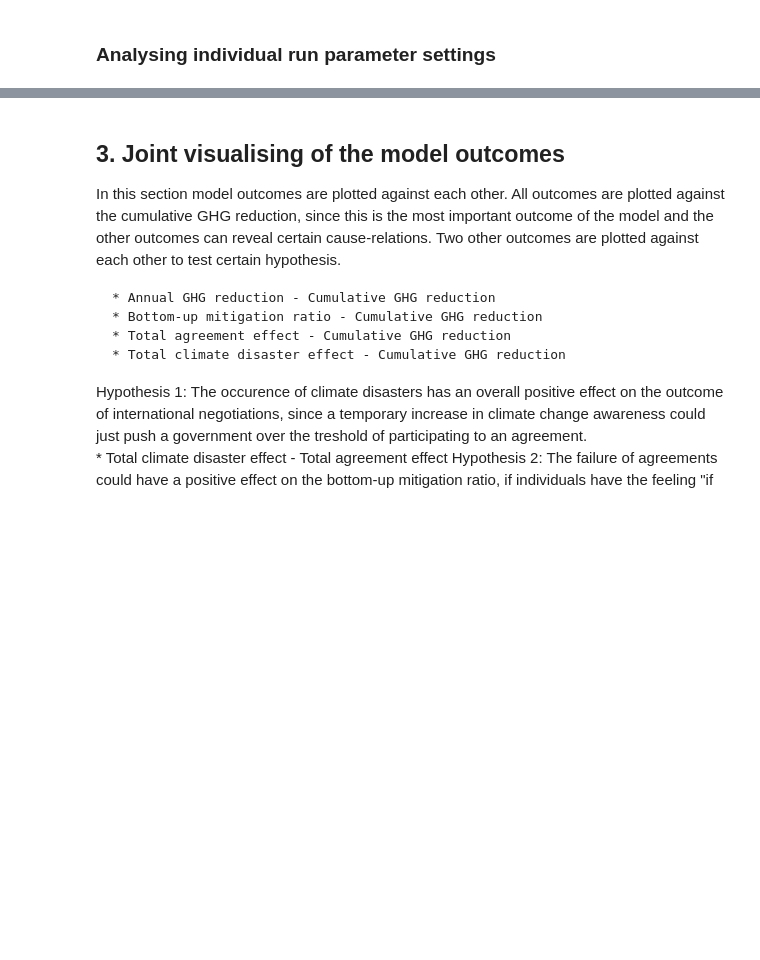
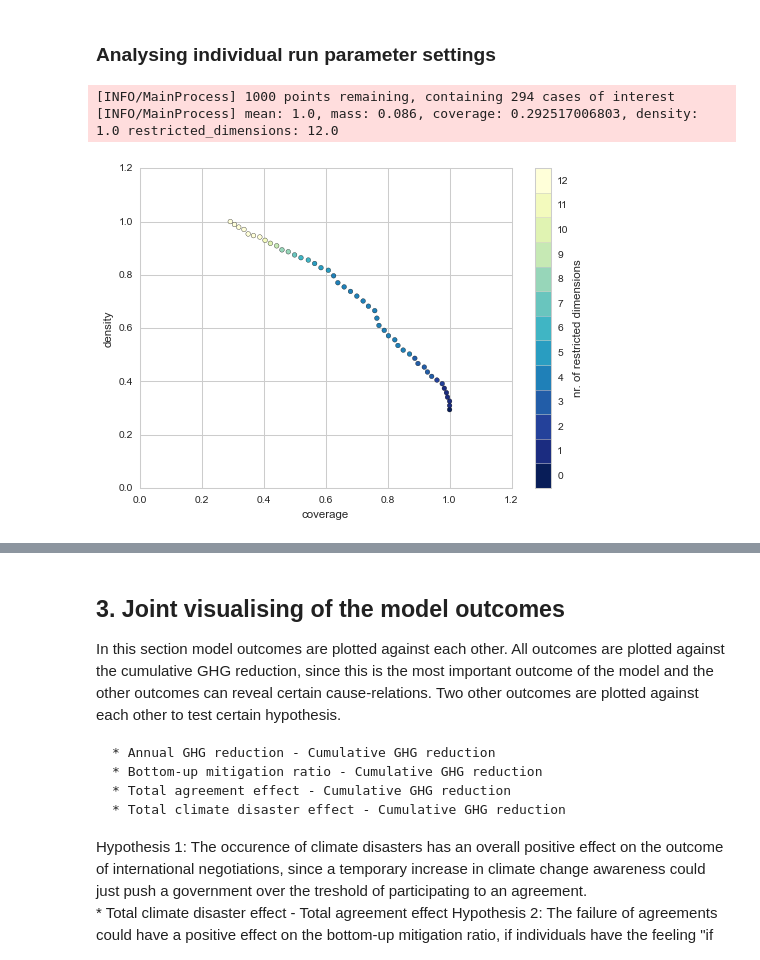
Before and after one commit to sgreeven/msc_thesis_work, a Jupyter notebook: src/Main Analysis.ipynb, the cells around one changed output, grey strips where cells are left out. Cells and saved outputs as stored; diff of their text form; code cells hidden in the pictures; blank space fills up the shorter version.

```diff
--- a/src/Main Analysis.ipynb
+++ b/src/Main Analysis.ipynb
@@ -121,0 +106,26 @@ plt.show()
+# %%
+from analysis.prim import Prim
+
+
+def classify(data):
+    outcome = data['AnnualGHGreduction_mean']
+    outcome_30 = outcome[:, 30]
+
+    logical = (outcome_30 >= 10) & (outcome_30 <= 20)
+
+    classes = np.zeros(outcome_30.shape)
+    classes[logical] = 1
+
+    return classes
+
+
+prim_obj = Prim(results, classify, threshold=0.8)
+box1 = prim_obj.find_box()
+# %% [output]
+[INFO/MainProcess] 1000 points remaining, containing 294 cases of interest
+[INFO/MainProcess] mean: 1.0, mass: 0.086, coverage: 0.292517006803, density: 1.0 restricted_dimensions: 12.0
+# %%
+box1.show_tradeoff()
+plt.show()
+# %% [output]
+[figure, added]
```
Also changed, not shown: parts of 10 cells of this notebook, 2 other files.
